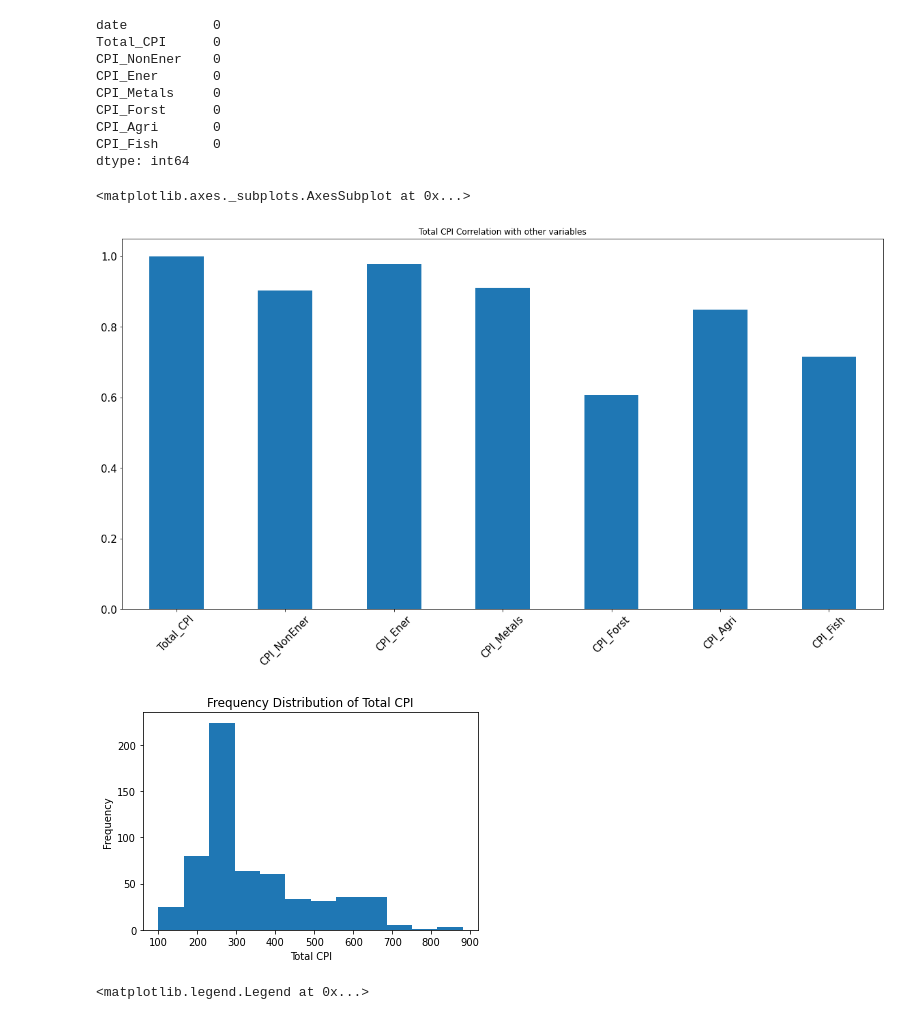
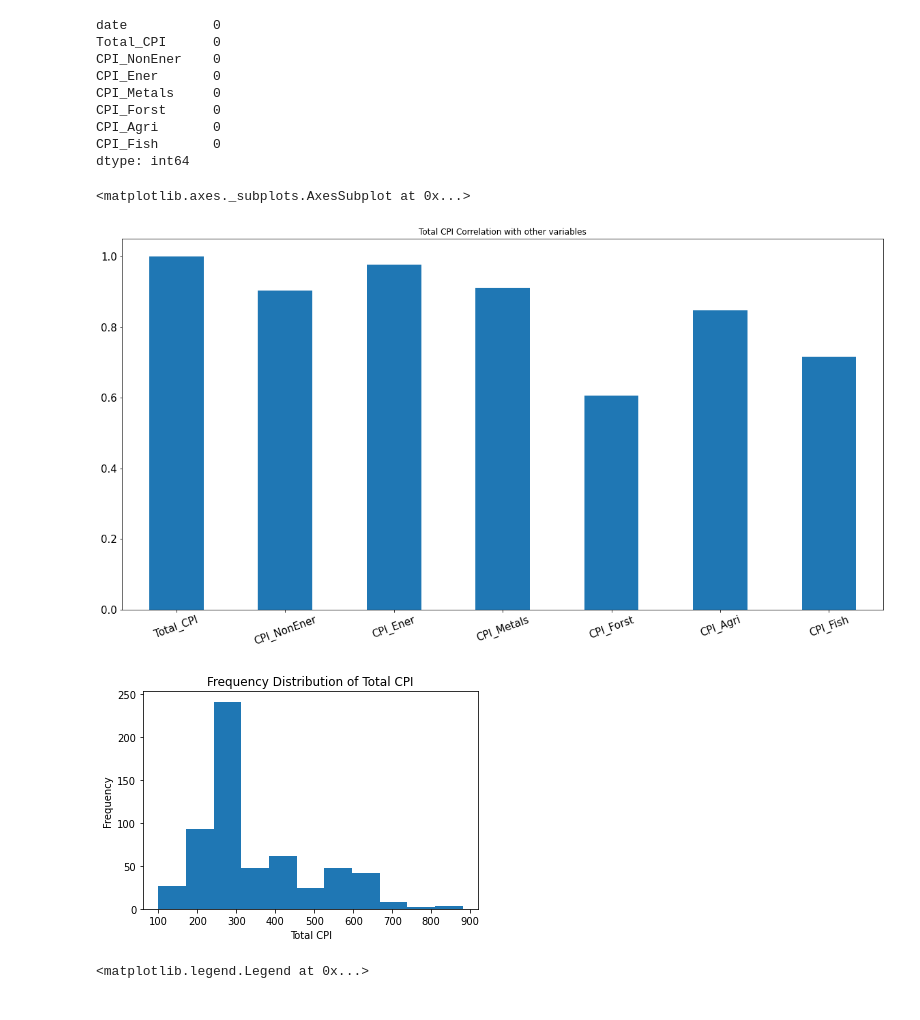
Before and after one commit to DataGalz/CIND820, a Jupyter notebook: CIND820.ipynb, the cells around one changed output. Drawn from its saved outputs; the diff is of its cells as text; code cells hidden in the pictures.

```diff
--- a/CIND820.ipynb
+++ b/CIND820.ipynb
@@ -194,18 +201,18 @@ CPI_Fish       0
 dtype: int64
 # %%
 df_new.corrwith(df_new.Total_CPI).plot.bar(
-figsize = (20, 10), title = "Total CPI Correlation with other variables", fontsize = 15, rot = 45, grid = False)
+figsize = (20, 10), title = "Total CPI Correlation with other variables", fontsize = 15, rot = 20, grid = False)
 # %% [output]
 <matplotlib.axes._subplots.AxesSubplot at 0x...>
-[figure, old version]
+[figure, new version]
 # %%
-plt.hist(x=df_new['Total_CPI'], bins=12)
+plt.hist(x=df_new['Total_CPI'], bins=11)
 plt.xlabel("Total CPI")
 plt.ylabel("Frequency")
 plt.title("Frequency Distribution of Total CPI")
 plt.show()
 # %% [output]
-[figure, old version]
+[figure, new version]
 # %%
 ax = df_new.plot(x='date', y='Total_CPI', rot=0)
 plt.legend()
```
Also changed, not shown: parts of 24 cells of this notebook.
